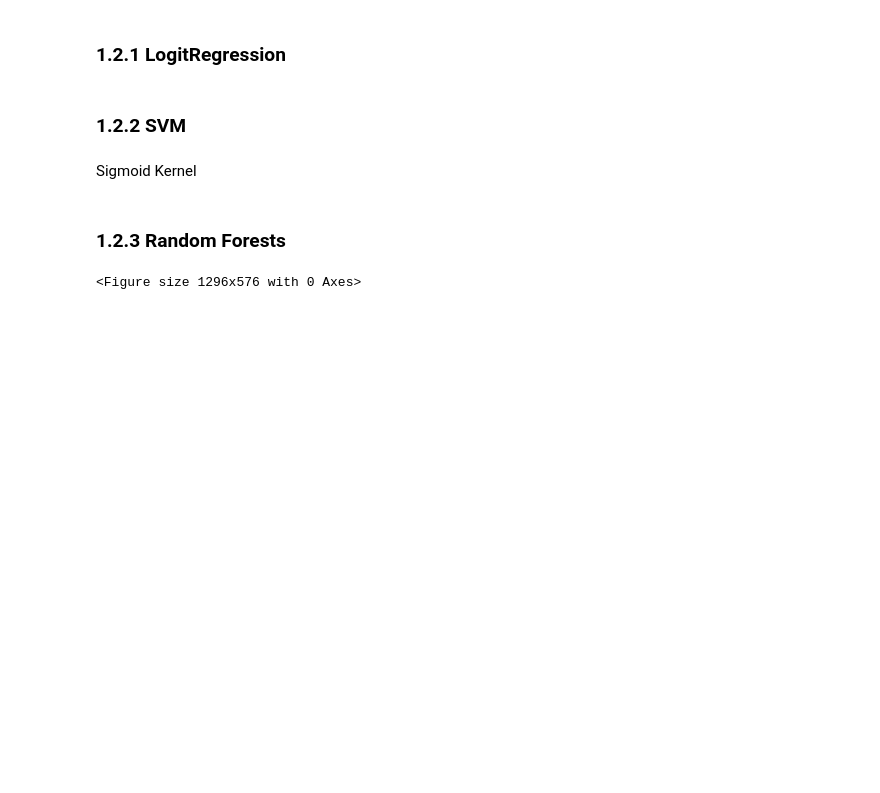
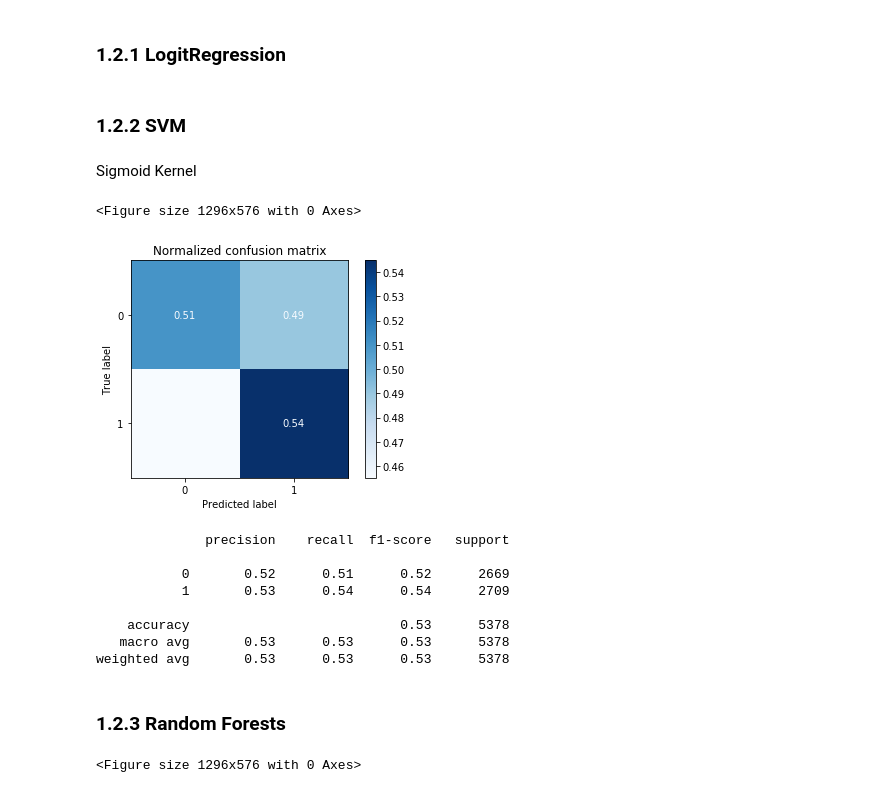
Before and after one commit to PedroCotovio/MLproject, a Jupyter notebook: Task1.ipynb, the cells around one changed output. Saved outputs shown, nothing was run; the diff lists cells and outputs as text; code cells hidden in the pictures; blank space fills up the shorter version.

Commit message:
Binary Class Metrics & Basic Training

```diff
--- a/Task1.ipynb
+++ b/Task1.ipynb
@@ -940,6 +942,24 @@ But the reality is that as we previously clarified we are happy with the model w
 ### 1.2.2 SVM
 # %% [markdown]
 Sigmoid Kernel
+# %%
+#Create SVM
+svclassifier = SVC(kernel='sigmoid', C=1)
+#Create Metrics
+plt, metrics= model_metrics(Bn, by, svclassifier, [0,1])
+plt.show()
+print(metrics)
+# %% [output]
+<Figure size 1296x576 with 0 Axes>
+[figure, added]
+              precision    recall  f1-score   support
+
+           0       0.52      0.51      0.52      2669
+           1       0.53      0.54      0.54      2709
+
+    accuracy                           0.53      5378
+   macro avg       0.53      0.53      0.53      5378
+weighted avg       0.53      0.53      0.53      5378
 # %% [markdown]
 ### 1.2.3 Random Forests
 # %%
```
Also changed, not shown: parts of 8 cells of this notebook, 1 other file.
